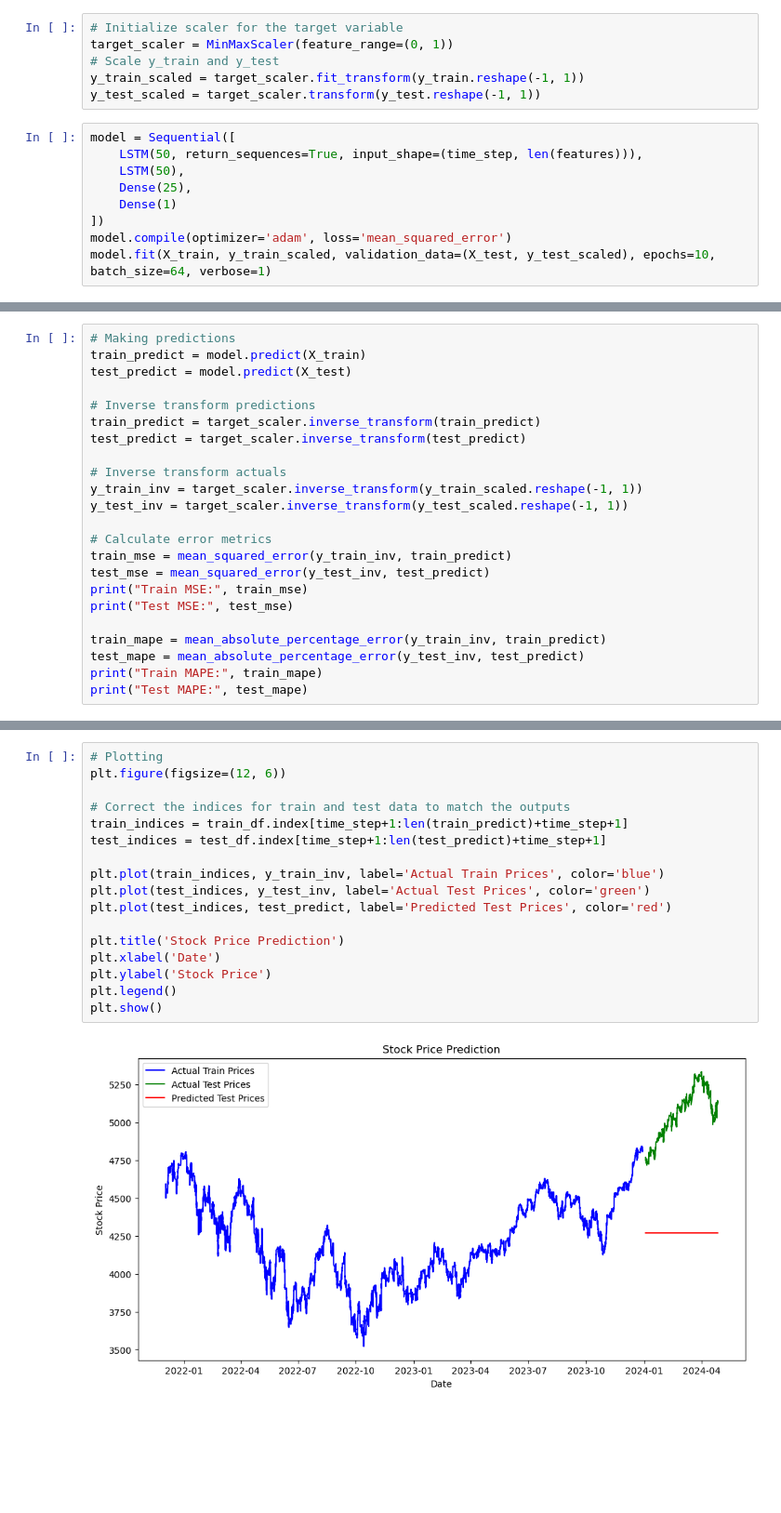
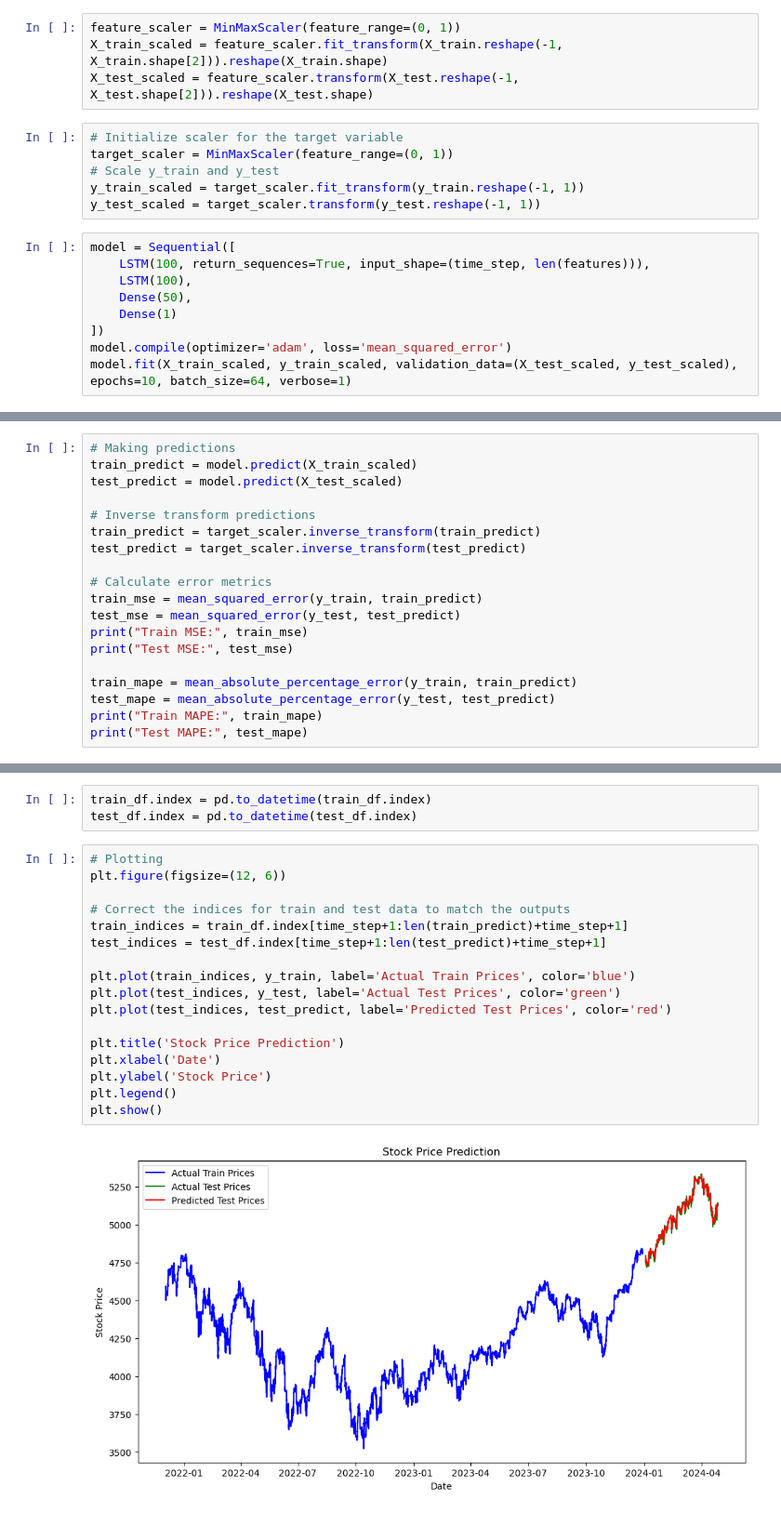
Before and after one commit to Exorust/S-PMarketTrader, a Jupyter notebook: Trading_LSTM_with_sentiment_and_relevance.ipynb, the cells around one changed output, grey strips where cells are left out. Shown: that part at 93% size. Cells and saved outputs as stored; diff of their text form; blank space fills up the shorter version.

```diff
--- a/Trading_LSTM_with_sentiment_and_relevance.ipynb
+++ b/Trading_LSTM_with_sentiment_and_relevance.ipynb
@@ -188,3 +89,7 @@ X_test, y_test = create_dataset(test_df, features, time_step)
+# %%
+feature_scaler = MinMaxScaler(feature_range=(0, 1))
+X_train_scaled = feature_scaler.fit_transform(X_train.reshape(-1, X_train.shape[2])).reshape(X_train.shape)
+X_test_scaled = feature_scaler.transform(X_test.reshape(-1, X_test.shape[2])).reshape(X_test.shape)
 # %%
 # Initialize scaler for the target variable
 target_scaler = MinMaxScaler(feature_range=(0, 1))
@@ -193,12 +98,12 @@ y_train_scaled = target_scaler.fit_transform(y_train.reshape(-1, 1))
 y_test_scaled = target_scaler.transform(y_test.reshape(-1, 1))
 # %%
 model = Sequential([
-    LSTM(50, return_sequences=True, input_shape=(time_step, len(features))),
-    LSTM(50),
-    Dense(25),
+    LSTM(100, return_sequences=True, input_shape=(time_step, len(features))),
+    LSTM(100),
+    Dense(50),
     Dense(1)
 ])
 model.compile(optimizer='adam', loss='mean_squared_error')
-model.fit(X_train, y_train_scaled, validation_data=(X_test, y_test_scaled), epochs=10, batch_size=64, verbose=1)
+model.fit(X_train_scaled, y_train_scaled, validation_data=(X_test_scaled, y_test_scaled), epochs=10, batch_size=64, verbose=1)
 # %% [output]
 Epoch 1/10
@@ -224,25 +129,21 @@ Epoch 10/10
 <keras.src.callbacks.History at 0x...>
 # %%
 # Making predictions
-train_predict = model.predict(X_train)
-test_predict = model.predict(X_test)
+train_predict = model.predict(X_train_scaled)
+test_predict = model.predict(X_test_scaled)
 
 # Inverse transform predictions
 train_predict = target_scaler.inverse_transform(train_predict)
 test_predict = target_scaler.inverse_transform(test_predict)
 
-# Inverse transform actuals
-y_train_inv = target_scaler.inverse_transform(y_train_scaled.reshape(-1, 1))
-y_test_inv = target_scaler.inverse_transform(y_test_scaled.reshape(-1, 1))
-
 # Calculate error metrics
-train_mse = mean_squared_error(y_train_inv, train_predict)
-test_mse = mean_squared_error(y_test_inv, test_predict)
+train_mse = mean_squared_error(y_train, train_predict)
+test_mse = mean_squared_error(y_test, test_predict)
 print("Train MSE:", train_mse)
 print("Test MSE:", test_mse)
 
-train_mape = mean_absolute_percentage_error(y_train_inv, train_predict)
-test_mape = mean_absolute_percentage_error(y_test_inv, test_predict)
+train_mape = mean_absolute_percentage_error(y_train, train_predict)
+test_mape = mean_absolute_percentage_error(y_test, test_predict)
 print("Train MAPE:", train_mape)
 print("Test MAPE:", test_mape)
 # %% [output]
@@ -255,22 +156,25 @@ Test MAPE: 0.15488878622150828
+# %%
+train_df.index = pd.to_datetime(train_df.index)
+test_df.index = pd.to_datetime(test_df.index)
 # %%
 # Plotting
 plt.figure(figsize=(12, 6))
 
 # Correct the indices for train and test data to match the outputs
 train_indices = train_df.index[time_step+1:len(train_predict)+time_step+1]
 test_indices = test_df.index[time_step+1:len(test_predict)+time_step+1]
 
-plt.plot(train_indices, y_train_inv, label='Actual Train Prices', color='blue')
-plt.plot(test_indices, y_test_inv, label='Actual Test Prices', color='green')
+plt.plot(train_indices, y_train, label='Actual Train Prices', color='blue')
+plt.plot(test_indices, y_test, label='Actual Test Prices', color='green')
 plt.plot(test_indices, test_predict, label='Predicted Test Prices', color='red')
 
 plt.title('Stock Price Prediction')
 plt.xlabel('Date')
 plt.ylabel('Stock Price')
 plt.legend()
 plt.show()
 # %% [output]
-[figure, old version]
+[figure, new version]
 # %%
 # Set initial capital and current holdings
 initial_capital = 100000.0
```
Also changed, not shown: parts of 20 cells of this notebook, 5 other files.
